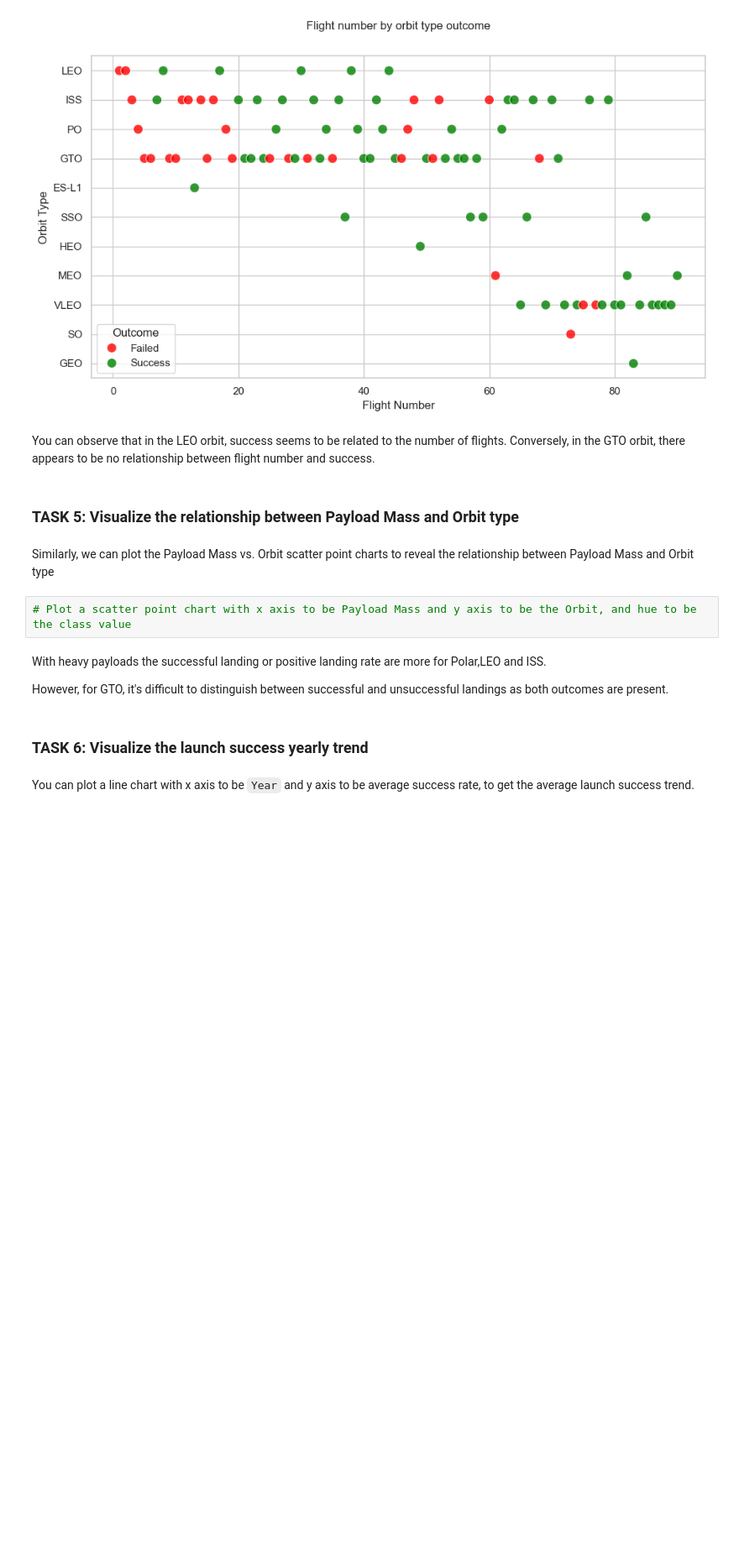
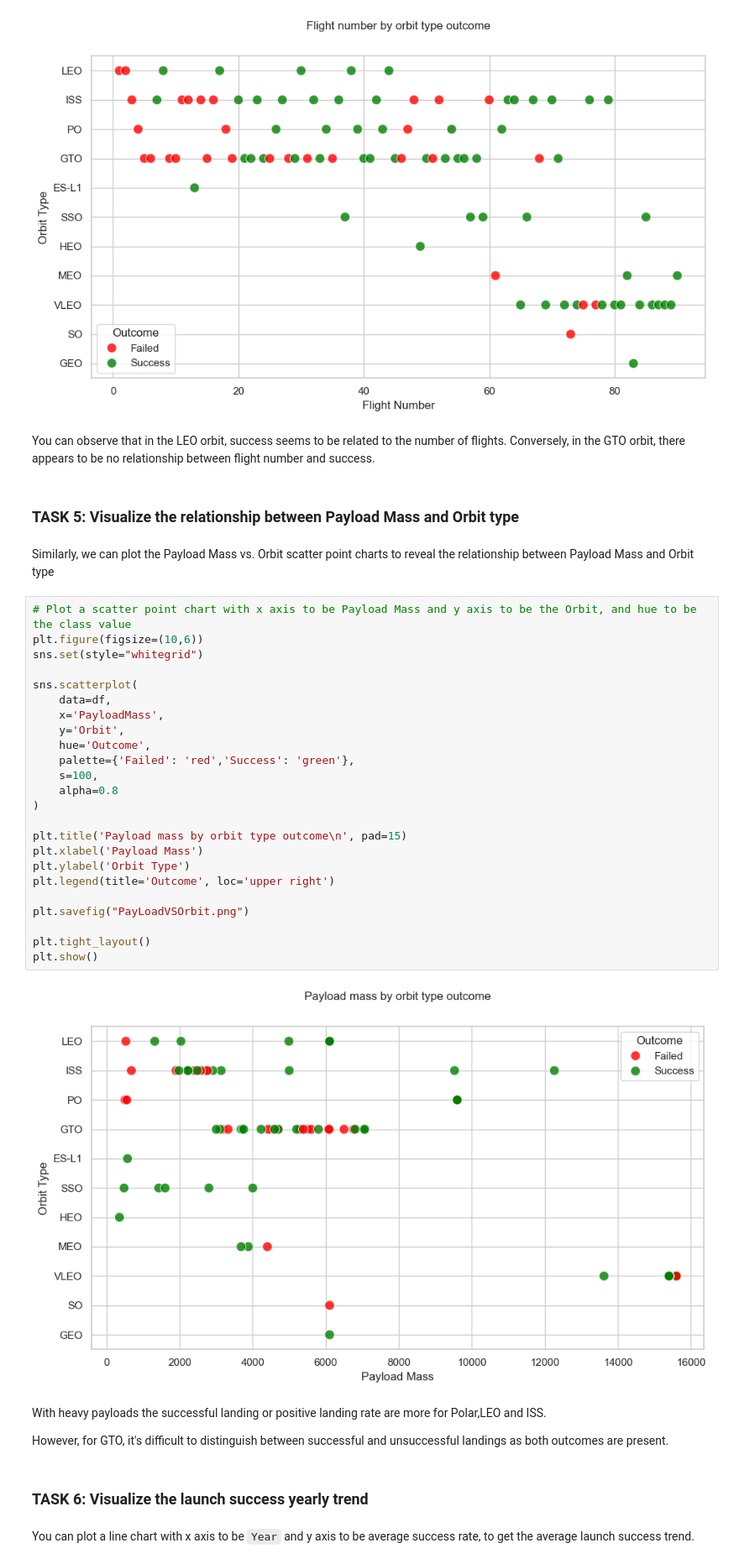
Before and after one commit to m97Pod/ds-capstone, a Jupyter notebook: 5 - edadataviz.ipynb, the cells around one changed output. Shown at 84% size. Drawn from its saved outputs; the diff is of its cells as text; blank space fills up the shorter version.

```diff
--- a/5 - edadataviz.ipynb
+++ b/5 - edadataviz.ipynb
@@ -189,6 +187,30 @@ You can observe that in the LEO orbit, success seems to be related to the number
 Similarly, we can plot the Payload Mass vs. Orbit scatter point charts to reveal the relationship between Payload Mass and Orbit type
 # %%
 # Plot a scatter point chart with x axis to be Payload Mass and y axis to be the Orbit, and hue to be the class value
+plt.figure(figsize=(10,6))
+sns.set(style="whitegrid")
+
+sns.scatterplot(
+    data=df,
+    x='PayloadMass',
+    y='Orbit',
+    hue='Outcome',
+    palette={'Failed': 'red','Success': 'green'},
+    s=100,
+    alpha=0.8
+)
+
+plt.title('Payload mass by orbit type outcome\n', pad=15)
+plt.xlabel('Payload Mass')
+plt.ylabel('Orbit Type')
+plt.legend(title='Outcome', loc='upper right')
+
+plt.savefig("PayLoadVSOrbit.png")
+
+plt.tight_layout()
+plt.show()
+# %% [output]
+[figure, added]
 # %% [markdown]
 With heavy payloads the successful landing or positive landing rate are more for Polar,LEO and ISS.
 
```
Also changed, not shown: parts of 2 cells of this notebook, 2 other files.
